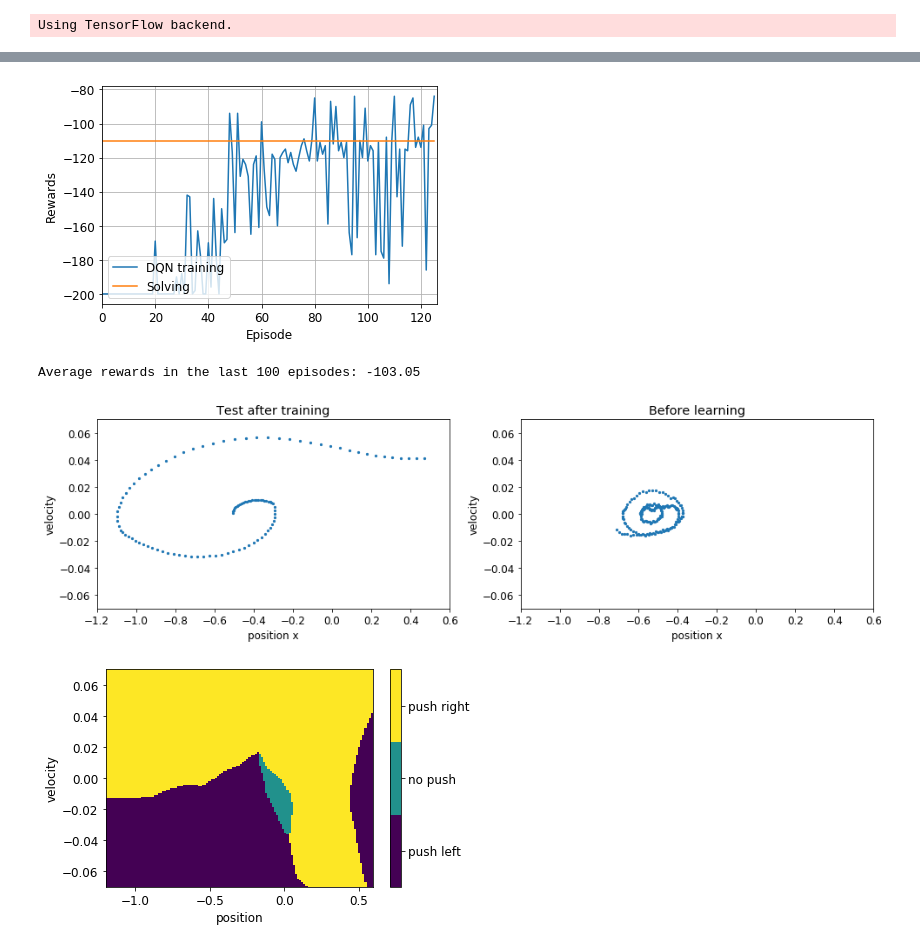
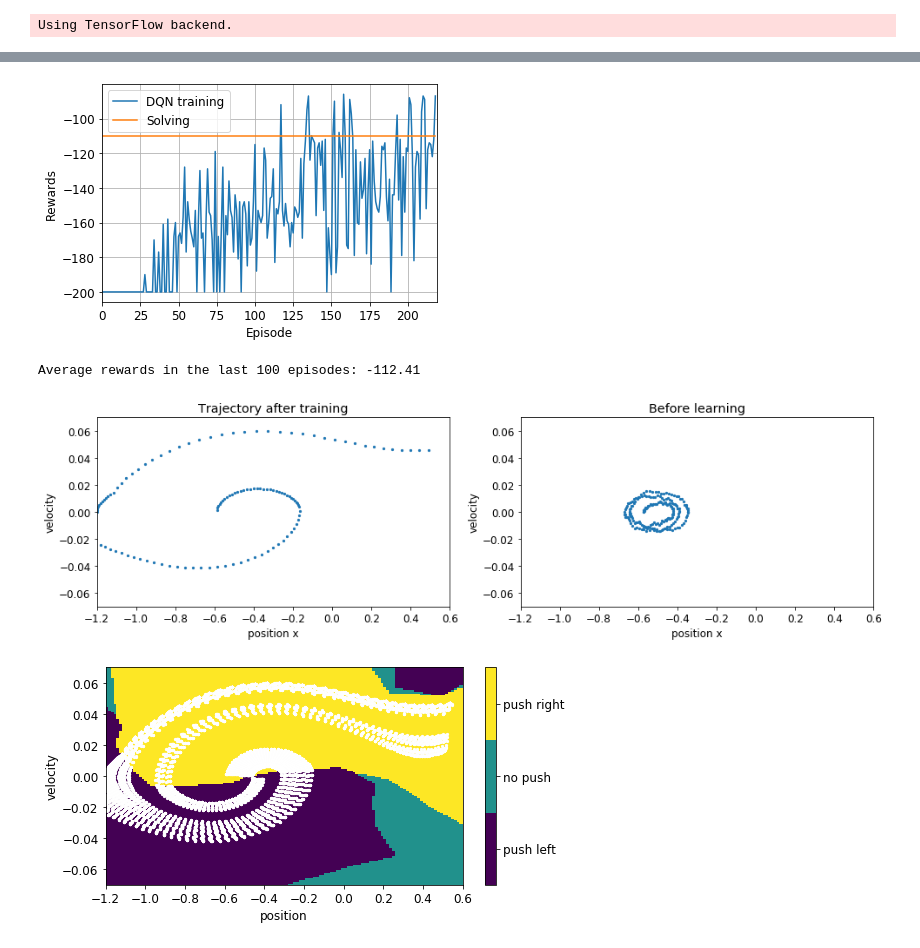
Before and after one commit to paige-chang/MountainCar, a Jupyter notebook: MountainCar.ipynb, the cells around one changed output, grey strips where cells are left out. Cells and saved outputs as stored; diff of their text form; code cells hidden in the pictures.

```diff
--- a/MountainCar.ipynb
+++ b/MountainCar.ipynb
@@ -194,24 +200,32 @@ def train_dqn(episodes):
     """
 
     loss = []
-    agent = DQN()
-    goal = -110
+    agent = DQN(
+        action_space = env.action_space.n,
+        state_space = env.observation_space.shape[0],
+        epsilon = 1,
+        epsilon_min = 0.001,
+        epsilon_decay = 0.98,
+        discount_factor = 0.98,
+        learning_rate = 0.9,
+        batch_size = 64,
+        memory_size = 10000
+    )
 
     for episode in range(episodes):
         env.seed(episode)
         state = env.reset()
         state = np.reshape(state, (1, 2))
         score = 0
-        max_steps = 200
 
         # Exploration is large in the beginning of training and then gradually reduced
         agent.epsilon = max(agent.epsilon_min, agent.epsilon * agent.epsilon_decay)
 
-        for i in range(max_steps):
+        while True:
             action = agent.act(state)
             next_state, reward, done, _ = env.step(action)
             next_state = np.reshape(next_state, (1, 2))
-            score = score -1
+            score -= 1
             reward = agent.optimal_reward(next_state, state)
             agent.remember(state, action, reward, next_state, done)
             state = next_state
@@ -224,36 +238,34 @@ def train_dqn(episodes):
         loss.append(score)
 
         # Early stop
-        if np.average(loss[-10:]) >= goal:
+        if np.average(loss[-10:]) >= -110:
             break
 
     agent.save_model(filename = 'MountainCar-v0-dqn.h5')
-    return loss, res
+    return loss
 
 if __name__ == '__main__':
     env = gym.make('MountainCar-v0')
     ep = 500
-    res = []
-    x = []
-    loss, res = train_dqn(ep)
+    loss = train_dqn(ep)
 
     ### Visualize the process of training dqn model
     plt.subplots(figsize= (6, 4))
-    plt.plot(list(range(len(loss))), loss, label = 'DQN training')
+    plt.plot(list(range(len(loss))), loss, label = 'DQN')
     plt.plot(list(range(len(loss))), np.ones((len(loss), 1))* -110, label = 'Solving')
     plt.xlabel('Episode')
     plt.ylabel('Rewards')
-    plt.legend(loc = 'lower left')
+    plt.legend(loc = 'upper left')
     plt.xlim(0, len(loss))
     plt.grid(True)
     plt.show()
 # %% [output]
-[figure, old version]
+[figure, new version]
 # %%
 def test_dqn(episode):
 
     """
-    Valide dqn model with 100 trials. MountainCarContinuous-v0 defines "solving"
+    Valid dqn model with 100 trials. MountainCarContinuous-v0 defines "solving"
     as getting average reward of 90.0 over 100 consecutive trials.
     """
 
@@ -282,9 +294,12 @@ if __name__ == '__main__':
     loss, states = test_dqn(ep)
     print('Average rewards in the last 100 episodes: {}'.format(loss))
 # %% [output]
-Average rewards in the last 100 episodes: -103.05
+Average rewards in the last 100 episodes: -112.41
 # %%
-# Result visualization
+"""
+Result analysis
+"""
+
 fig, (ax0, ax1) = plt.subplots(ncols = 2, figsize = (16, 4))
 
 # After training
@@ -292,7 +307,7 @@ pos = [s[0] for s in states]
 vel = [s[1] for s in states]
 first_time_reach_goal = [i for i, p in enumerate(pos) if p >= 0.5][0]
 ax0.scatter(pos[:first_time_reach_goal], vel[:first_time_reach_goal], s = 5)
-ax0.set_title('Test after training')
+ax0.set_title('Trajectory after training')
 ax0.set_xlabel('position x')
 ax0.set_ylabel('velocity')
 ax0.set_xlim(-1.2, 0.6)
@@ -309,28 +324,32 @@ ax1.set_xlim(-1.2, 0.6)
 ax1.set_ylim(-0.07, 0.07)
 env.close()
 # %% [output]
-[figure, old version]
+[figure, new version]
 # %%
 # Visualization of policy
+fig, ax = plt.subplots(figsize = (8, 4))
+
 poses = np.linspace(env.unwrapped.min_position, env.unwrapped.max_position, 128)
 vels = np.linspace(-env.unwrapped.max_speed, env.unwrapped.max_speed, 128)
 positions, velocities = np.meshgrid(poses, vels)
 
-env = gym.make('MountainCar-v0')
 model = models.load_model('MountainCar-v0-dqn.h5')
-
 @np.vectorize
 def decide(position, velocity):
     return np.argmax(model.predict(np.array([[position, velocity]])))
+action_values = decide(positions, velocities)
+c = ax.pcolormesh(positions, velocities, action_values)
 
-action_values = decide(positions, velocities)
 
-fig, ax = plt.subplots()
-c = ax.pcolormesh(positions, velocities, action_values)
+pos = [s[0] for s in states]
+vel = [s[1] for s in states]
+ax.scatter(pos, vel, s = 5, c = 'w')
+
 ax.set_xlabel('position')
 ax.set_ylabel('velocity')
+ax.set_xlim(-1.2, 0.6)
 cbar = fig.colorbar(c, ax = ax, boundaries = [-.5, .5, 1.5, 2.5], ticks = [0, 1, 2])
 cbar.ax.set_yticklabels(['push left', 'no push', 'push right'])
 fig.show()
 # %% [output]
-[figure, old version]
+[figure, new version]
```
Also changed, not shown: parts of 4 cells of this notebook.
